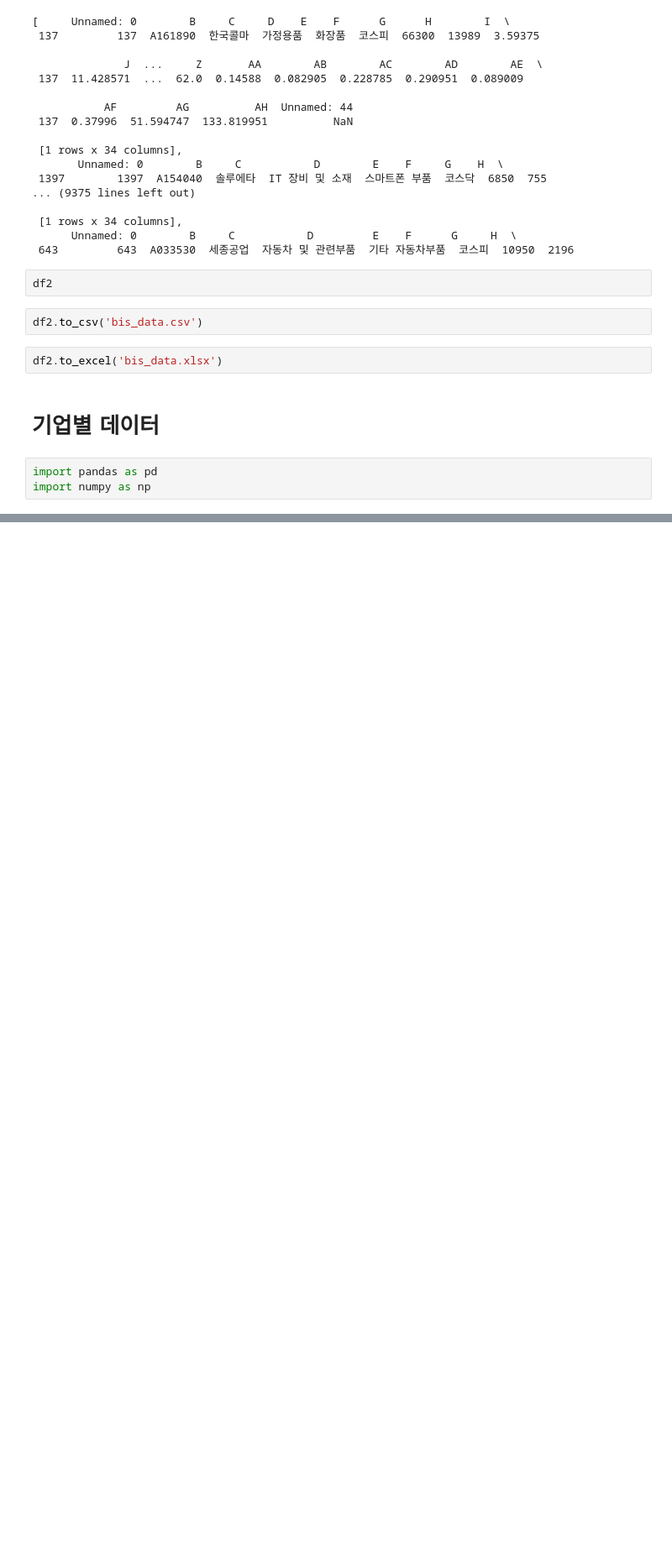
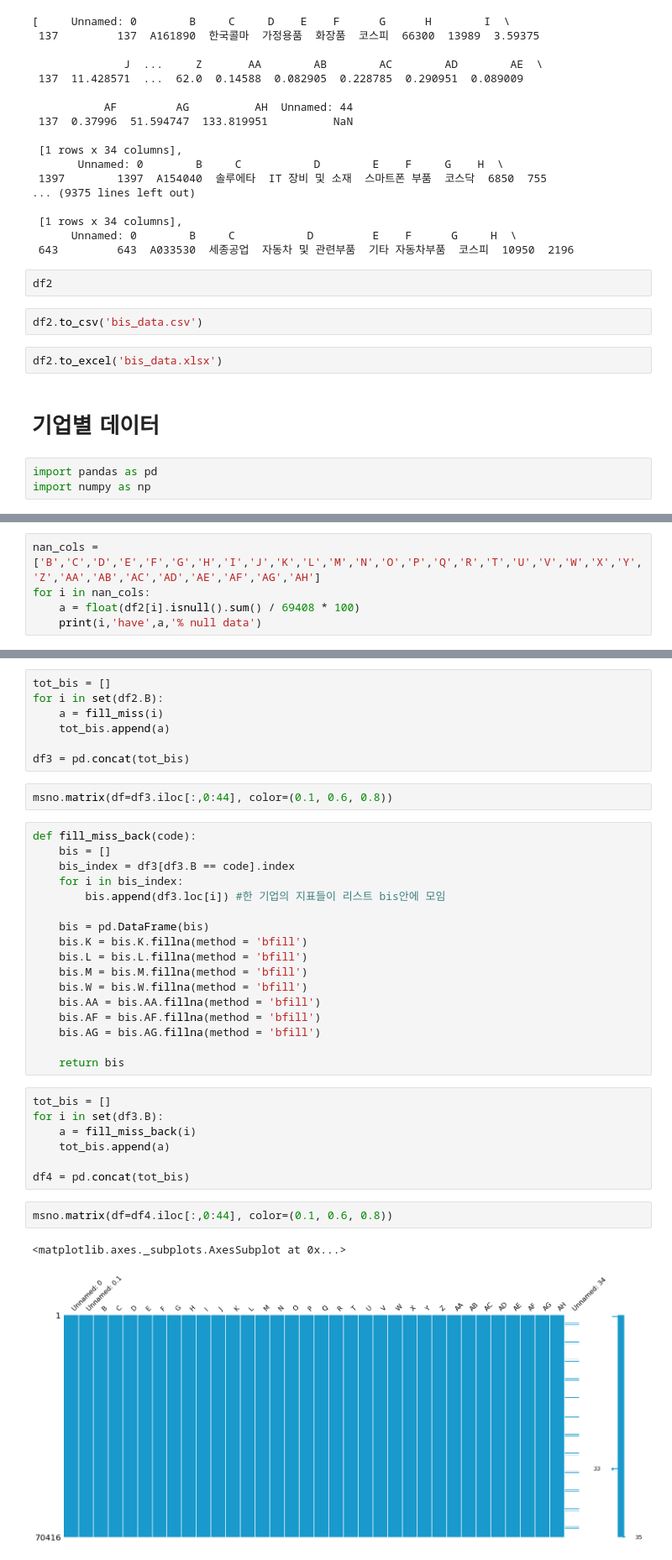
Before and after one commit to codingKYU/Deep-Learning, a Jupyter notebook: Quant_prediction/Quant project.ipynb, the cells around one changed output, grey strips where cells are left out. Shown at 84% size. Saved outputs shown, nothing was run; the diff lists cells and outputs as text; blank space fills up the shorter version.

```diff
--- a/Quant_prediction/Quant project.ipynb
+++ b/Quant_prediction/Quant project.ipynb
@@ -562,0 +586,5 @@ df2.drop(['T','AR'],axis = 1)
+# %%
+nan_cols = ['B','C','D','E','F','G','H','I','J','K','L','M','N','O','P','Q','R','T','U','V','W','X','Y','Z','AA','AB','AC','AD','AE','AF','AG','AH']
+for i in nan_cols:
+    a = float(df2[i].isnull().sum() / 69408 * 100)
+    print(i,'have',a,'% null data')
@@ -562,0 +631,38 @@ df2.drop(['T','AR'],axis = 1)
+# %%
+tot_bis = []
+for i in set(df2.B):
+    a = fill_miss(i)
+    tot_bis.append(a)
+
+df3 = pd.concat(tot_bis)
+# %%
+msno.matrix(df=df3.iloc[:,0:44], color=(0.1, 0.6, 0.8))
+# %%
+def fill_miss_back(code):
+    bis = []
+    bis_index = df3[df3.B == code].index
+    for i in bis_index:
+        bis.append(df3.loc[i]) #한 기업의 지표들이 리스트 bis안에 모임
+
+    bis = pd.DataFrame(bis)
+    bis.K = bis.K.fillna(method = 'bfill')
+    bis.L = bis.L.fillna(method = 'bfill')
+    bis.M = bis.M.fillna(method = 'bfill')
+    bis.W = bis.W.fillna(method = 'bfill')
+    bis.AA = bis.AA.fillna(method = 'bfill')
+    bis.AF = bis.AF.fillna(method = 'bfill')
+    bis.AG = bis.AG.fillna(method = 'bfill')
+
+    return bis
+# %%
+tot_bis = []
+for i in set(df3.B):
+    a = fill_miss_back(i)
+    tot_bis.append(a)
+
+df4 = pd.concat(tot_bis)
+# %%
+msno.matrix(df=df4.iloc[:,0:44], color=(0.1, 0.6, 0.8))
+# %% [output]
+<matplotlib.axes._subplots.AxesSubplot at 0x...>
+[figure, added]
```
Also changed, not shown: parts of 24 cells of this notebook.
